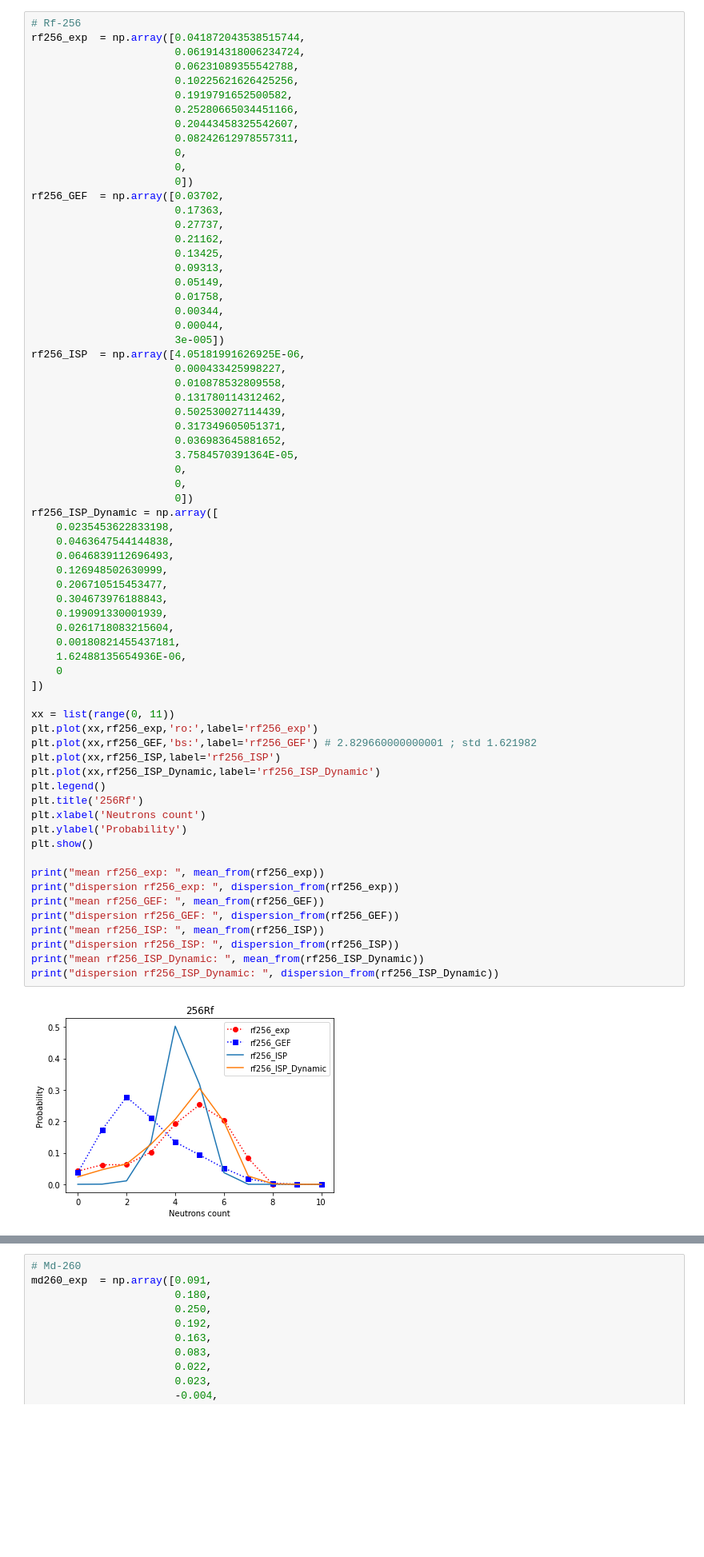
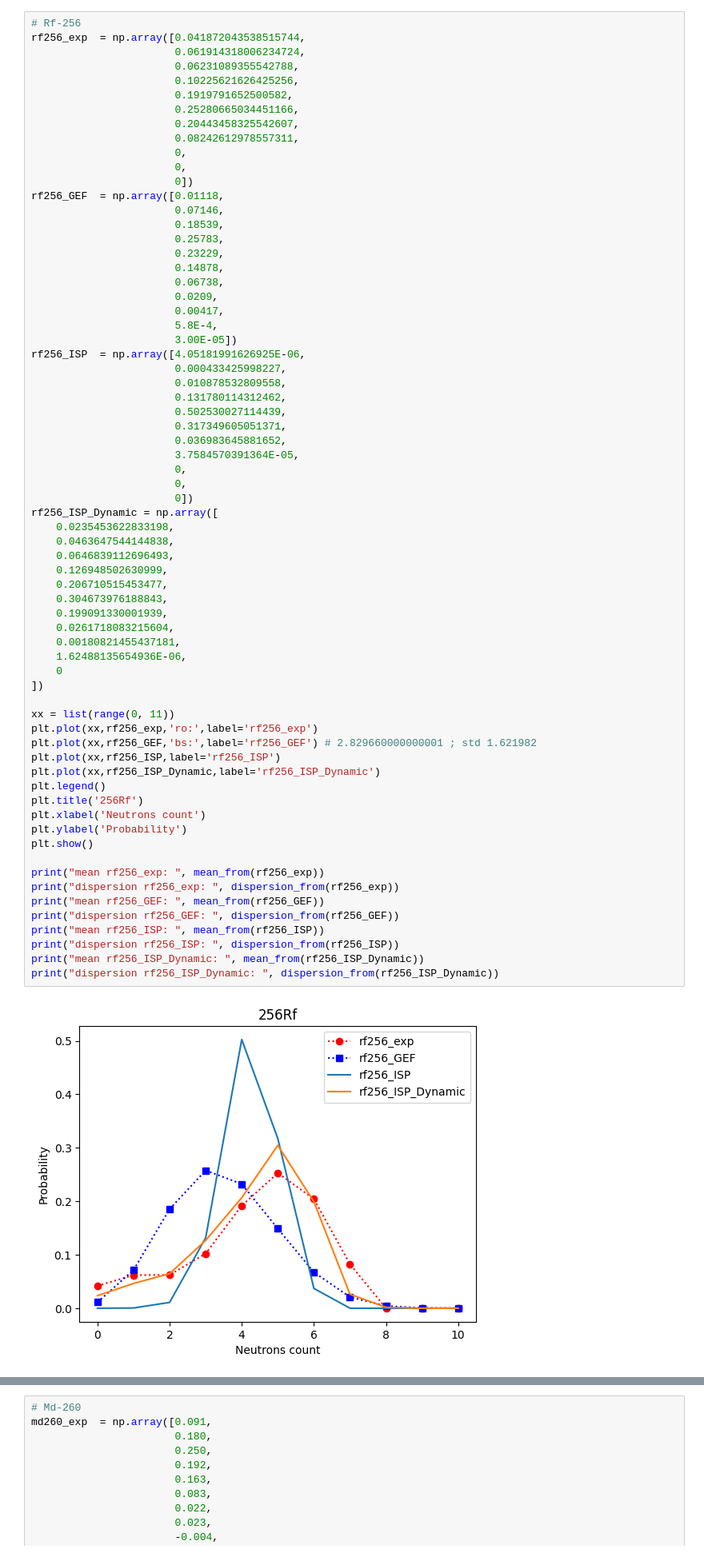
Before and after one commit to siberianisaev/NeutronBarrel, a Jupyter notebook: Python/KStest.ipynb, the cells around one changed output, grey strips where cells are left out. Shown at 80% size. Cells and saved outputs as stored; diff of their text form; blank space fills up the shorter version.

```diff
--- a/Python/KStest.ipynb
+++ b/Python/KStest.ipynb
@@ -450,17 +463,17 @@ rf256_exp  = np.array([0.041872043538515744,
                        0,
                        0,
                        0])
-rf256_GEF  = np.array([0.03702,
-                       0.17363,
-                       0.27737,
-                       0.21162,
-                       0.13425,
-                       0.09313,
-                       0.05149,
-                       0.01758,
-                       0.00344,
-                       0.00044,
-                       3e-005])
+rf256_GEF  = np.array([0.01118,
+                       0.07146,
+                       0.18539,
+                       0.25783,
+                       0.23229,
+                       0.14878,
+                       0.06738,
+                       0.0209,
+                       0.00417,
+                       5.8E-4,
+                       3.00E-05])
 rf256_ISP  = np.array([4.05181991626925E-06,
                        0.000433425998227,
                        0.010878532809558,
@@ -479,33 +492,33 @@ rf256_ISP_Dynamic = np.array([
     0.126948502630999,
     0.206710515453477,
     0.304673976188843,
     0.199091330001939,
     0.0261718083215604,
     0.00180821455437181,
     1.62488135654936E-06,
     0
 ])
 
 xx = list(range(0, 11))
 plt.plot(xx,rf256_exp,'ro:',label='rf256_exp')
 plt.plot(xx,rf256_GEF,'bs:',label='rf256_GEF') # 2.829660000000001 ; std 1.621982
 plt.plot(xx,rf256_ISP,label='rf256_ISP')
 plt.plot(xx,rf256_ISP_Dynamic,label='rf256_ISP_Dynamic')
 plt.legend()
 plt.title('256Rf')
 plt.xlabel('Neutrons count')
 plt.ylabel('Probability')
 plt.show()
 
 print("mean rf256_exp: ", mean_from(rf256_exp))
 print("dispersion rf256_exp: ", dispersion_from(rf256_exp))
 print("mean rf256_GEF: ", mean_from(rf256_GEF))
 print("dispersion rf256_GEF: ", dispersion_from(rf256_GEF))
 print("mean rf256_ISP: ", mean_from(rf256_ISP))
 print("dispersion rf256_ISP: ", dispersion_from(rf256_ISP))
 print("mean rf256_ISP_Dynamic: ", mean_from(rf256_ISP_Dynamic))
 print("dispersion rf256_ISP_Dynamic: ", dispersion_from(rf256_ISP_Dynamic))
 # %% [output]
-[figure, old version]
+[figure, new version]
 mean rf256_exp:  4.3288450746642075
 dispersion rf256_exp:  3.2829224174637943
```
Also changed, not shown: parts of 11 cells of this notebook.
